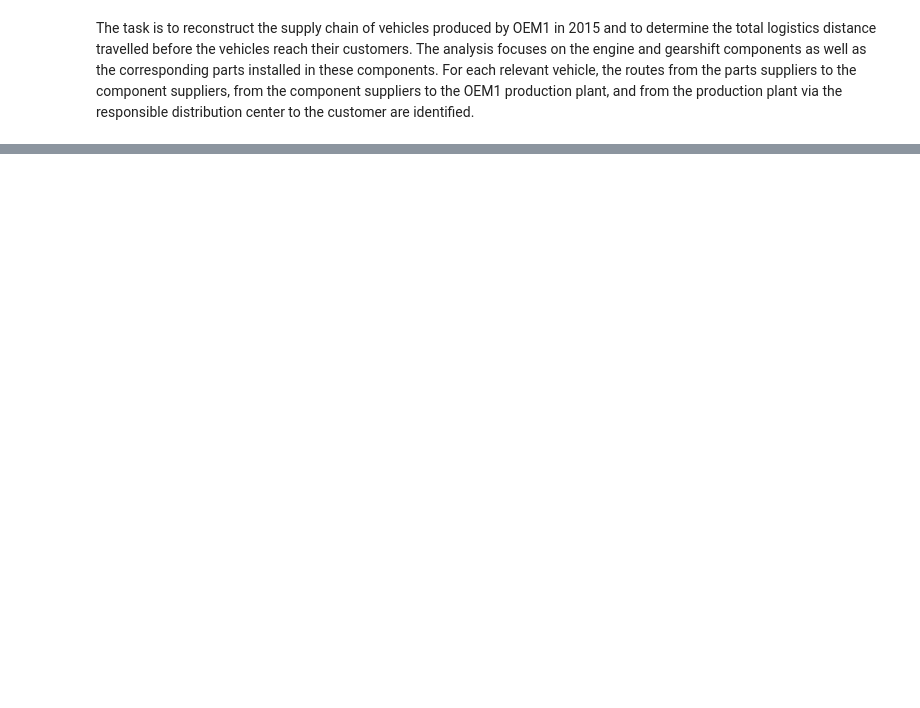
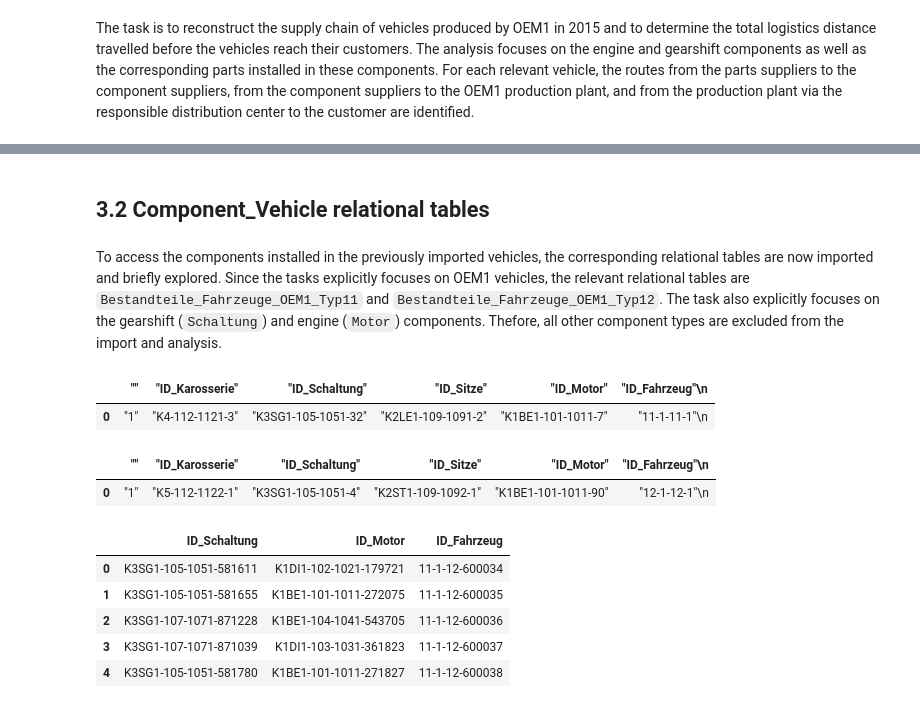
Before and after one commit to Kian7667/Car_Supply_Chain_Analysis, a Jupyter notebook: SoSe26_Case_Study_Group_11.ipynb, the cells around one changed output, grey strips where cells are left out. Cells and saved outputs as stored; diff of their text form; code cells hidden in the pictures; blank space fills up the shorter version.

```diff
--- a/SoSe26_Case_Study_Group_11.ipynb
+++ b/SoSe26_Case_Study_Group_11.ipynb
@@ -169,0 +239,29 @@ dtype: int64
+# %% [markdown]
+## 3.2 Component_Vehicle relational tables
+# %% [markdown]
+To access the components installed in the previously imported vehicles, the corresponding relational tables are now imported and briefly explored. Since the tasks explicitly focuses on OEM1 vehicles, the relevant relational tables are `Bestandteile_Fahrzeuge_OEM1_Typ11` and `Bestandteile_Fahrzeuge_OEM1_Typ12`. The task also explicitly focuses on the gearshift (`Schaltung`) and engine (`Motor`) components. Thefore, all other component types are excluded from the import and analysis.
+# %%
+first_line_preview("data/IDA SoSe26 - Data/Fahrzeug/Bestandteile_Fahrzeuge_OEM1_Typ11.csv", sep = ";")
+# %% [output]
+|  | "" | "ID_Karosserie" | "ID_Schaltung" | "ID_Sitze" | "ID_Motor" | "ID_Fahrzeug"\n |
+| 0 | "1" | "K4-112-1121-3" | "K3SG1-105-1051-32" | "K2LE1-109-1091-2" | "K1BE1-101-1011-7" | "11-1-11-1"\n |
+# %%
+first_line_preview("data/IDA SoSe26 - Data/Fahrzeug/Bestandteile_Fahrzeuge_OEM1_Typ12.csv", sep = ";")
+# %% [output]
+|  | "" | "ID_Karosserie" | "ID_Schaltung" | "ID_Sitze" | "ID_Motor" | "ID_Fahrzeug"\n |
+| 0 | "1" | "K5-112-1122-1" | "K3SG1-105-1051-4" | "K2ST1-109-1092-1" | "K1BE1-101-1011-90" | "12-1-12-1"\n |
+# %%
+vehicle_components_Typ11 = read_matches(path = "data/IDA SoSe26 - Data/Fahrzeug/Bestandteile_Fahrzeuge_OEM1_Typ11.csv",
+                                        usecols = ["ID_Schaltung", "ID_Motor", "ID_Fahrzeug"],
+                                        column = "ID_Fahrzeug",
+                                        values = set(OEM1_Typ11["ID_Fahrzeug"]),
+                                        )
+# %%
+vehicle_components_Typ11.head()
+# %% [output]
+|  | ID_Schaltung | ID_Motor | ID_Fahrzeug |
+| 0 | K3SG1-105-1051-581611 | K1DI1-102-1021-179721 | 11-1-12-600034 |
+| 1 | K3SG1-105-1051-581655 | K1BE1-101-1011-272075 | 11-1-12-600035 |
+| 2 | K3SG1-107-1071-871228 | K1BE1-104-1041-543705 | 11-1-12-600036 |
+| 3 | K3SG1-107-1071-871039 | K1DI1-103-1031-361823 | 11-1-12-600037 |
+| 4 | K3SG1-105-1051-581780 | K1BE1-101-1011-271827 | 11-1-12-600038 |
```
Also changed, not shown: parts of 51 cells of this notebook, 1 other file.
